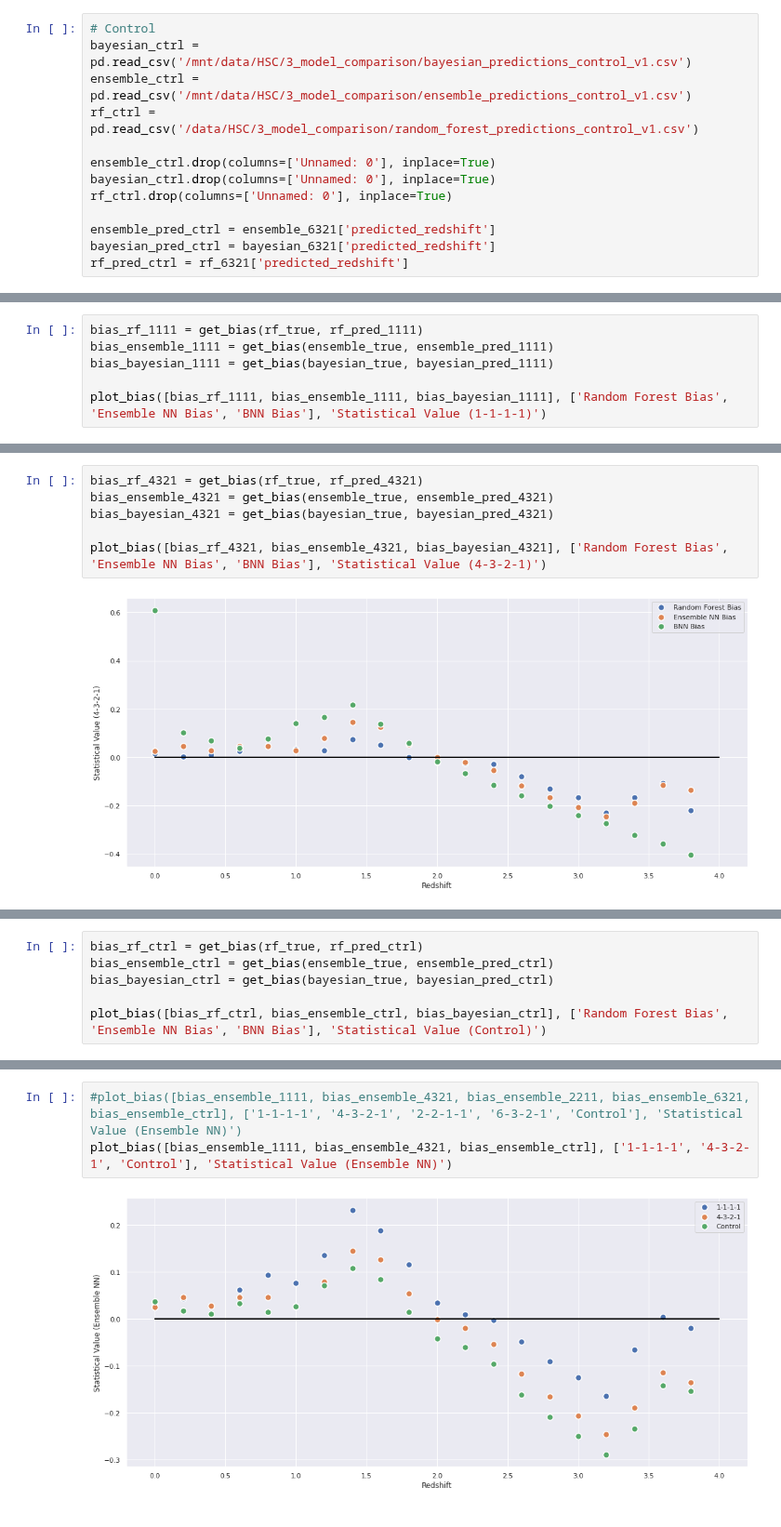
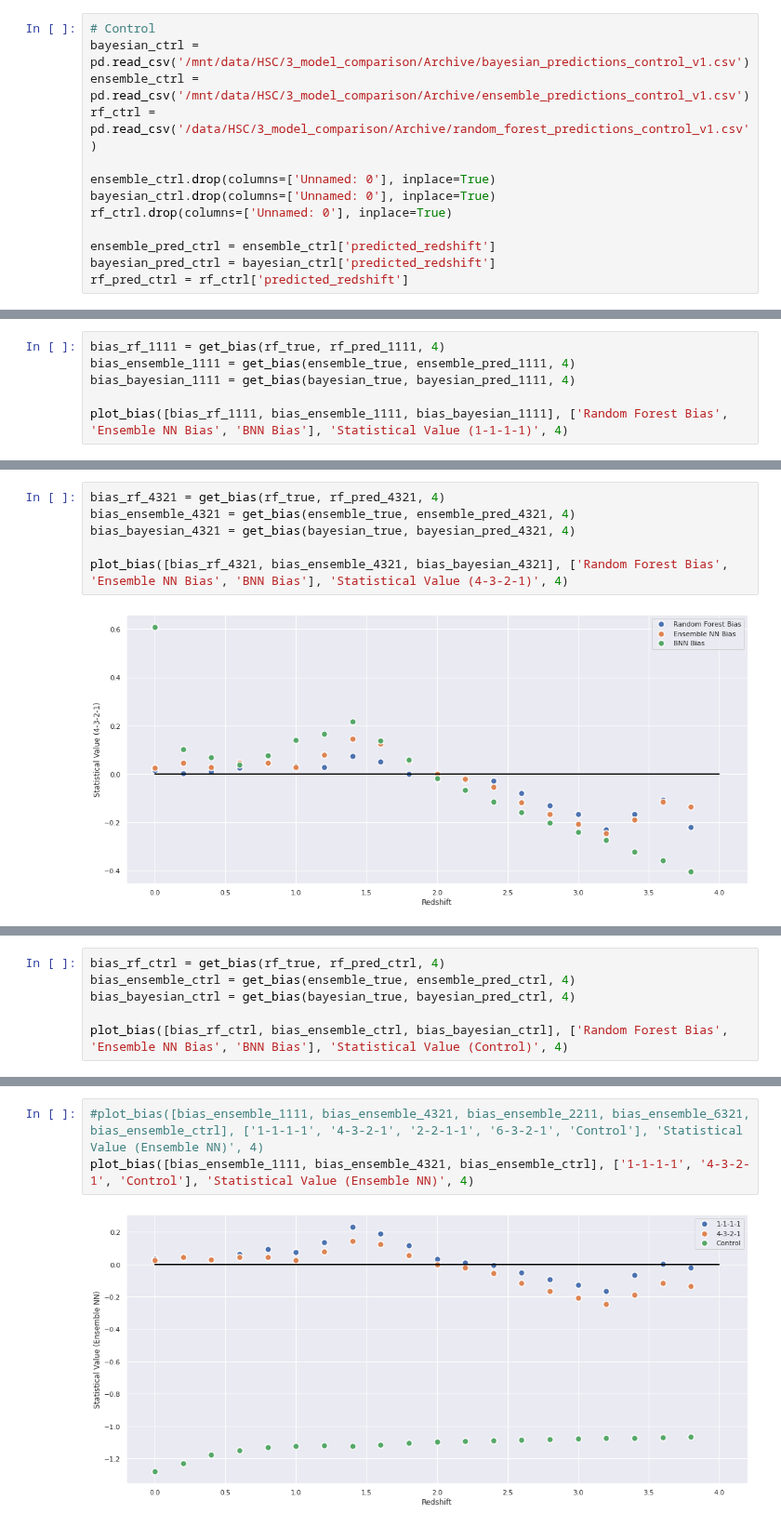
Before and after one commit to astrodatalab/photoz, a Jupyter notebook: code/3_model_bias_plots_zmax_4.ipynb, the cells around one changed output, grey strips where cells are left out. Shown at 93% size. Saved outputs shown, nothing was run; the diff lists cells and outputs as text.

```diff
--- a/code/3_model_bias_plots_zmax_4.ipynb
+++ b/code/3_model_bias_plots_zmax_4.ipynb
@@ -63,35 +63,35 @@ bayesian_pred_6321 = bayesian_6321['predicted_redshift']
 rf_pred_6321 = rf_6321['predicted_redshift']
 # %%
 # Control
-bayesian_ctrl = pd.read_csv('/mnt/data/HSC/3_model_comparison/bayesian_predictions_control_v1.csv')
-ensemble_ctrl = pd.read_csv('/mnt/data/HSC/3_model_comparison/ensemble_predictions_control_v1.csv')
-rf_ctrl = pd.read_csv('/data/HSC/3_model_comparison/random_forest_predictions_control_v1.csv')
+bayesian_ctrl = pd.read_csv('/mnt/data/HSC/3_model_comparison/Archive/bayesian_predictions_control_v1.csv')
+ensemble_ctrl = pd.read_csv('/mnt/data/HSC/3_model_comparison/Archive/ensemble_predictions_control_v1.csv')
+rf_ctrl = pd.read_csv('/data/HSC/3_model_comparison/Archive/random_forest_predictions_control_v1.csv')
 
 ensemble_ctrl.drop(columns=['Unnamed: 0'], inplace=True)
 bayesian_ctrl.drop(columns=['Unnamed: 0'], inplace=True)
 rf_ctrl.drop(columns=['Unnamed: 0'], inplace=True)
 
-ensemble_pred_ctrl = ensemble_6321['predicted_redshift']
-bayesian_pred_ctrl = bayesian_6321['predicted_redshift']
-rf_pred_ctrl = rf_6321['predicted_redshift']
+ensemble_pred_ctrl = ensemble_ctrl['predicted_redshift']
+bayesian_pred_ctrl = bayesian_ctrl['predicted_redshift']
+rf_pred_ctrl = rf_ctrl['predicted_redshift']
 # %%
 ensemble_true = ensemble_2211['specz_redshift'] # they all have the same one
 bayesian_true = bayesian_2211['specz_redshift']
 rf_true = rf_2211['specz_redshift']
 # %%
-bias_rf_1111 = get_bias(rf_true, rf_pred_1111)
-bias_ensemble_1111 = get_bias(ensemble_true, ensemble_pred_1111)
-bias_bayesian_1111 = get_bias(bayesian_true, bayesian_pred_1111)
+bias_rf_1111 = get_bias(rf_true, rf_pred_1111, 4)
+bias_ensemble_1111 = get_bias(ensemble_true, ensemble_pred_1111, 4)
+bias_bayesian_1111 = get_bias(bayesian_true, bayesian_pred_1111, 4)
 
-plot_bias([bias_rf_1111, bias_ensemble_1111, bias_bayesian_1111], ['Random Forest Bias', 'Ensemble NN Bias', 'BNN Bias'], 'Statistical Value (1-1-1-1)')
+plot_bias([bias_rf_1111, bias_ensemble_1111, bias_bayesian_1111], ['Random Forest Bias', 'Ensemble NN Bias', 'BNN Bias'], 'Statistical Value (1-1-1-1)', 4)
 # %% [output]
 [figure]
 # %%
-bias_rf_4321 = get_bias(rf_true, rf_pred_4321)
-bias_ensemble_4321 = get_bias(ensemble_true, ensemble_pred_4321)
-bias_bayesian_4321 = get_bias(bayesian_true, bayesian_pred_4321)
+bias_rf_4321 = get_bias(rf_true, rf_pred_4321, 4)
+bias_ensemble_4321 = get_bias(ensemble_true, ensemble_pred_4321, 4)
+bias_bayesian_4321 = get_bias(bayesian_true, bayesian_pred_4321, 4)
 
-plot_bias([bias_rf_4321, bias_ensemble_4321, bias_bayesian_4321], ['Random Forest Bias', 'Ensemble NN Bias', 'BNN Bias'], 'Statistical Value (4-3-2-1)')
+plot_bias([bias_rf_4321, bias_ensemble_4321, bias_bayesian_4321], ['Random Forest Bias', 'Ensemble NN Bias', 'BNN Bias'], 'Statistical Value (4-3-2-1)', 4)
 # %% [output]
 [figure]
 # %%
@@ -111,9 +111,9 @@ plot_bias([bias_rf_6321, bias_ensemble_6321, bias_bayesian_6321], ['Random Fores
 # %% [output]
 [figure]
 # %%
-bias_rf_ctrl = get_bias(rf_true, rf_pred_ctrl)
-bias_ensemble_ctrl = get_bias(ensemble_true, ensemble_pred_ctrl)
-bias_bayesian_ctrl = get_bias(bayesian_true, bayesian_pred_ctrl)
+bias_rf_ctrl = get_bias(rf_true, rf_pred_ctrl, 4)
+bias_ensemble_ctrl = get_bias(ensemble_true, ensemble_pred_ctrl, 4)
+bias_bayesian_ctrl = get_bias(bayesian_true, bayesian_pred_ctrl, 4)
 
-plot_bias([bias_rf_ctrl, bias_ensemble_ctrl, bias_bayesian_ctrl], ['Random Forest Bias', 'Ensemble NN Bias', 'BNN Bias'], 'Statistical Value (Control)')
+plot_bias([bias_rf_ctrl, bias_ensemble_ctrl, bias_bayesian_ctrl], ['Random Forest Bias', 'Ensemble NN Bias', 'BNN Bias'], 'Statistical Value (Control)', 4)
 # %% [output]
@@ -126,6 +126,6 @@ plot_bias([bias_rf_1111, bias_rf_4321, bias_rf_ctrl], ['1-1-1-1', '4-3-2-1', 'Co
 # %%
-#plot_bias([bias_ensemble_1111, bias_ensemble_4321, bias_ensemble_2211, bias_ensemble_6321, bias_ensemble_ctrl], ['1-1-1-1', '4-3-2-1', '2-2-1-1', '6-3-2-1', 'Control'], 'Statistical Value (Ensemble NN)')
-plot_bias([bias_ensemble_1111, bias_ensemble_4321, bias_ensemble_ctrl], ['1-1-1-1', '4-3-2-1', 'Control'], 'Statistical Value (Ensemble NN)')
+#plot_bias([bias_ensemble_1111, bias_ensemble_4321, bias_ensemble_2211, bias_ensemble_6321, bias_ensemble_ctrl], ['1-1-1-1', '4-3-2-1', '2-2-1-1', '6-3-2-1', 'Control'], 'Statistical Value (Ensemble NN)', 4)
+plot_bias([bias_ensemble_1111, bias_ensemble_4321, bias_ensemble_ctrl], ['1-1-1-1', '4-3-2-1', 'Control'], 'Statistical Value (Ensemble NN)', 4)
 # %% [output]
-[figure, old version]
+[figure, new version]
 # %%
```
Also changed, not shown: parts of 9 cells of this notebook.
